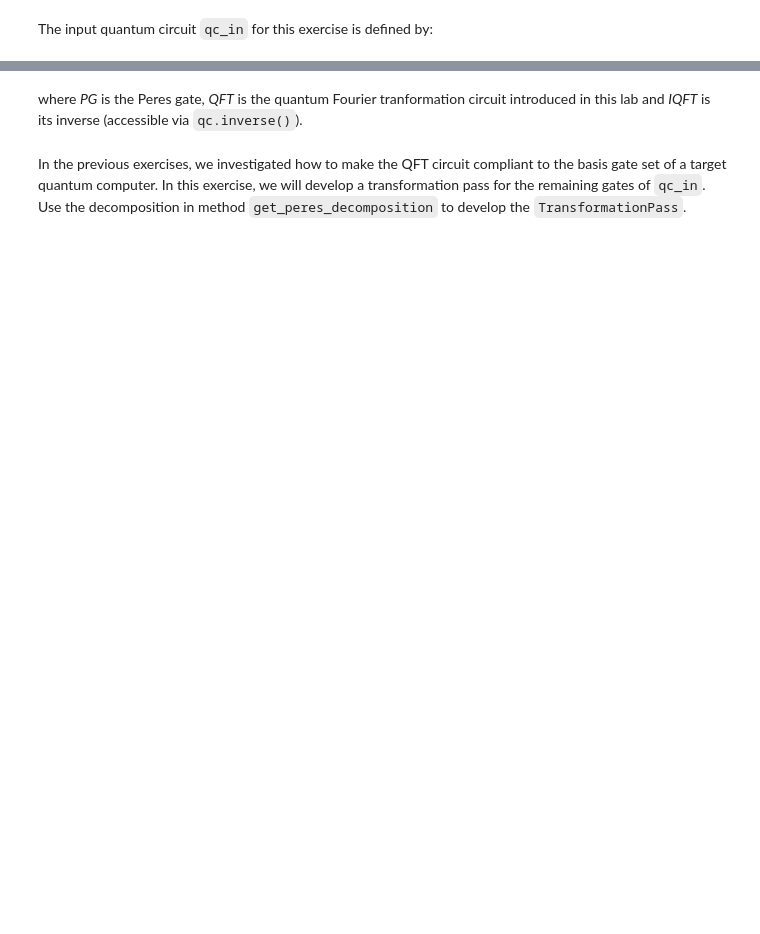
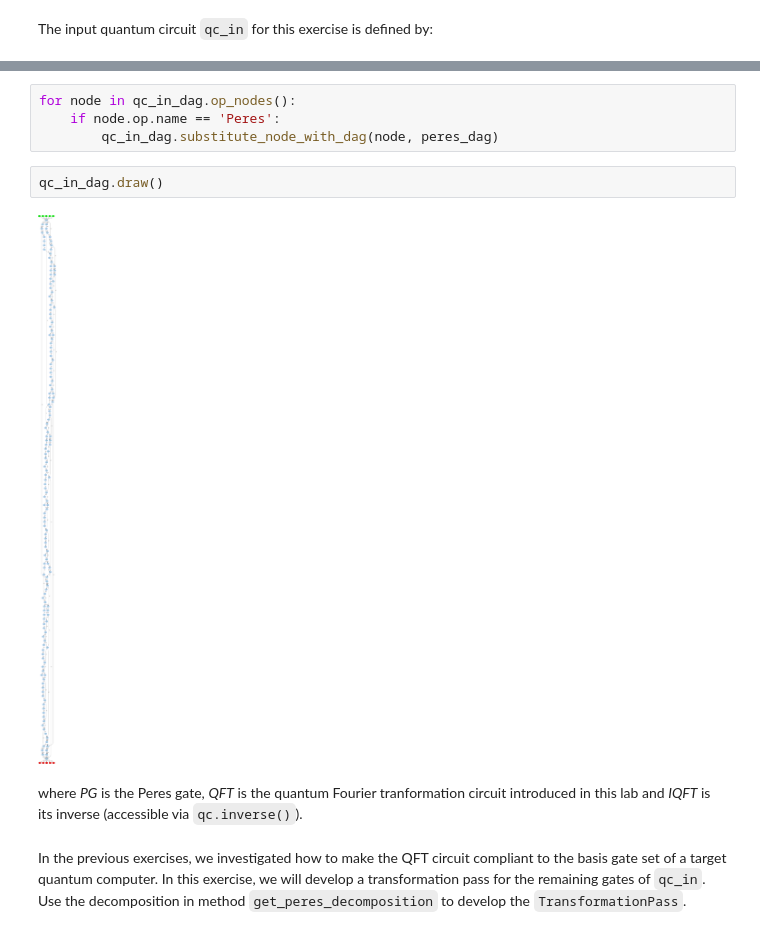
Before and after one commit to asaenz16/QGSS24, a Jupyter notebook: content/lab_1/lab1 trial.ipynb, the cells around one changed output, grey strips where cells are left out. Cells and saved outputs as stored; diff of their text form; blank space fills up the shorter version.

```diff
--- a/content/lab_1/lab1 trial.ipynb
+++ b/content/lab_1/lab1 trial.ipynb
@@ -719,3 +957,11 @@ qc_in.draw(fold=-1)
+# %%
+for node in qc_in_dag.op_nodes():
+    if node.op.name == 'Peres':
+        qc_in_dag.substitute_node_with_dag(node, peres_dag)
+# %%
+qc_in_dag.draw()
+# %% [output]
+[figure, added]
 # %% [markdown]
 where *PG* is the Peres gate, *QFT* is the quantum Fourier tranformation circuit introduced in this lab and *IQFT* is its inverse (accessible via `qc.inverse()`).
 # %% [markdown]
```
Also changed, not shown: parts of 36 cells of this notebook, 13 other files.
